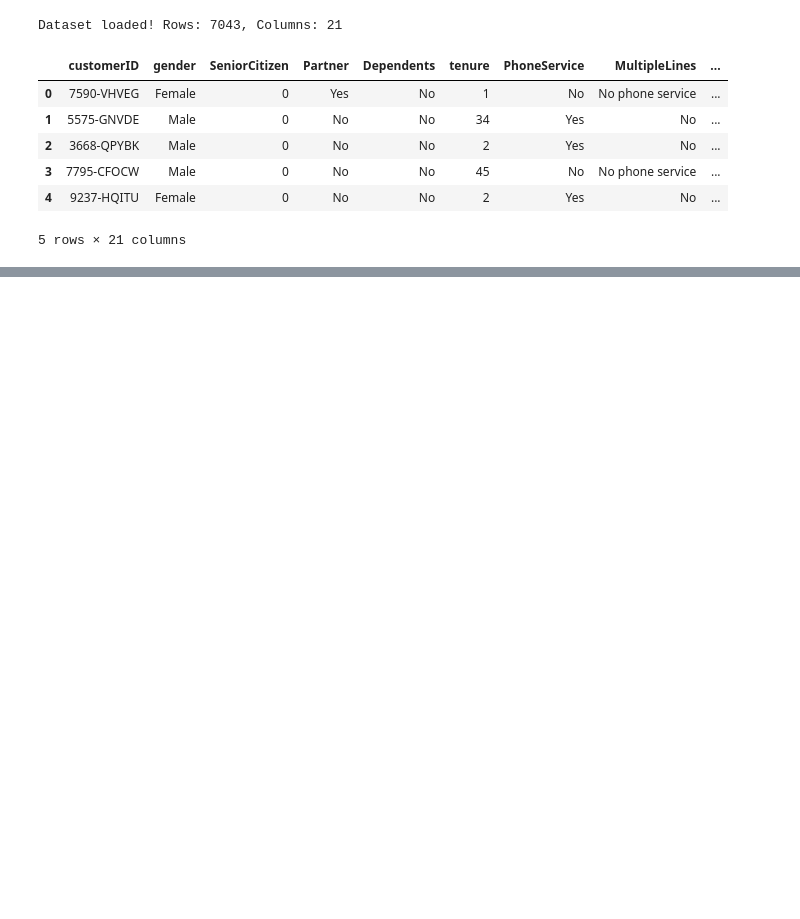
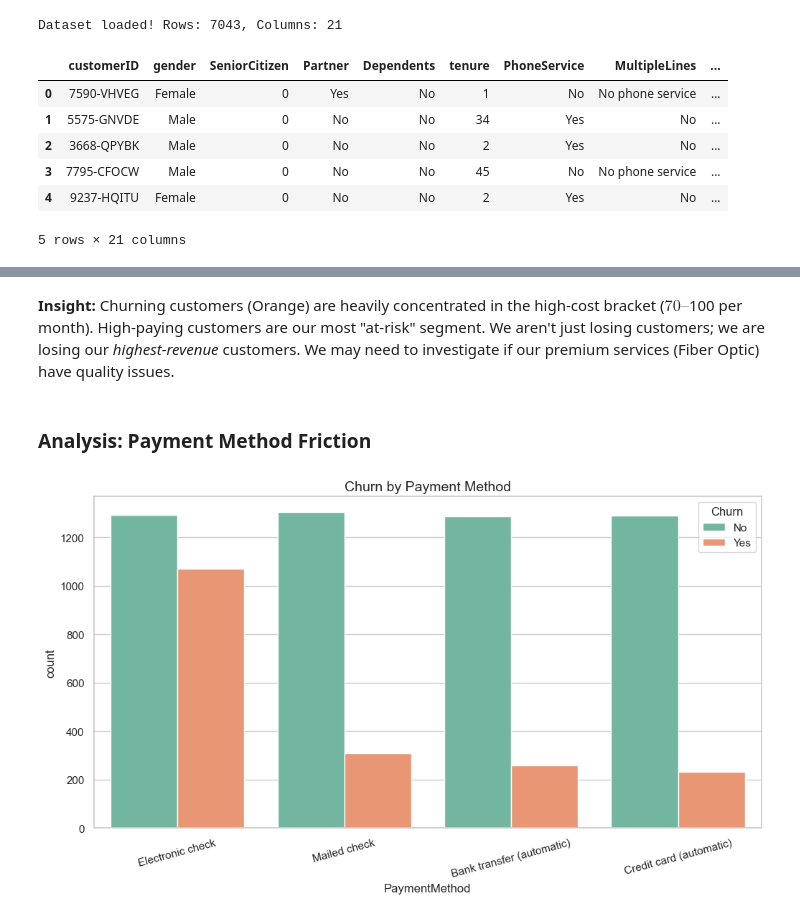
Before and after one commit to JJaures10/telecom-customer-churn-prediction, a Jupyter notebook: notebooks/01_exploration.ipynb, the cells around one changed output, grey strips where cells are left out. Cells and saved outputs as stored; diff of their text form; code cells hidden in the pictures; blank space fills up the shorter version.

```diff
--- a/notebooks/01_exploration.ipynb
+++ b/notebooks/01_exploration.ipynb
@@ -17,0 +225,13 @@ Dataset loaded! Rows: 7043, Columns: 21
+# %% [markdown]
+**Insight:** Churning customers (Orange) are heavily concentrated in the high-cost bracket ($70–$100 per month).
+High-paying customers are our most "at-risk" segment. We aren't just losing customers; we are losing our *highest-revenue* customers. We may need to investigate if our premium services (Fiber Optic) have quality issues.
+# %% [markdown]
+### Analysis: Payment Method Friction
+# %%
+plt.figure(figsize=(12, 6))
+sns.countplot(data=df, x='PaymentMethod', hue='Churn', palette='Set2')
+plt.xticks(rotation=15)
+plt.title('Churn by Payment Method', fontsize=14)
+plt.show()
+# %% [output]
+[figure, added]
```
Also changed, not shown: parts of 31 cells of this notebook.
